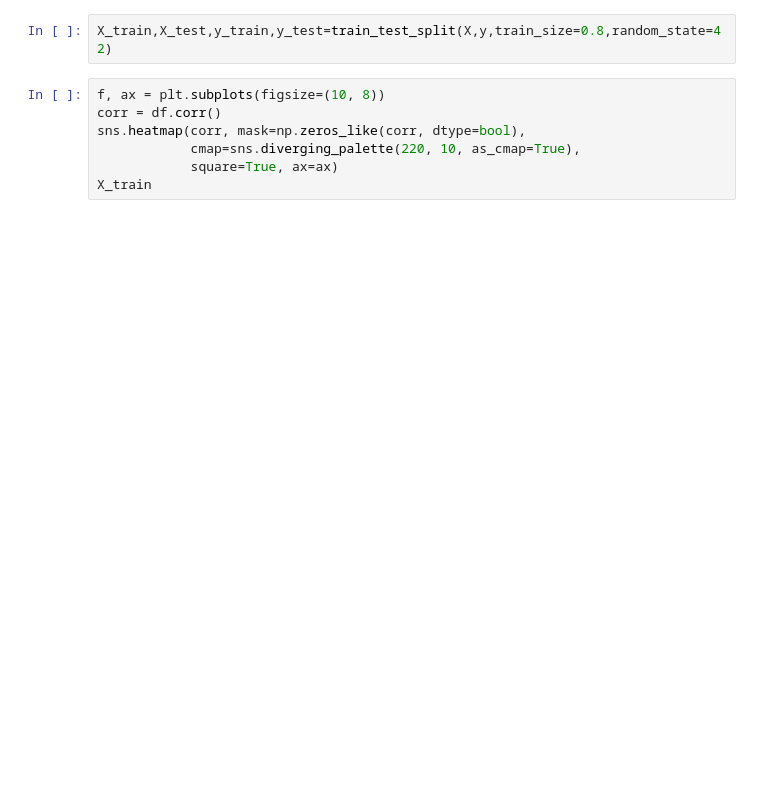
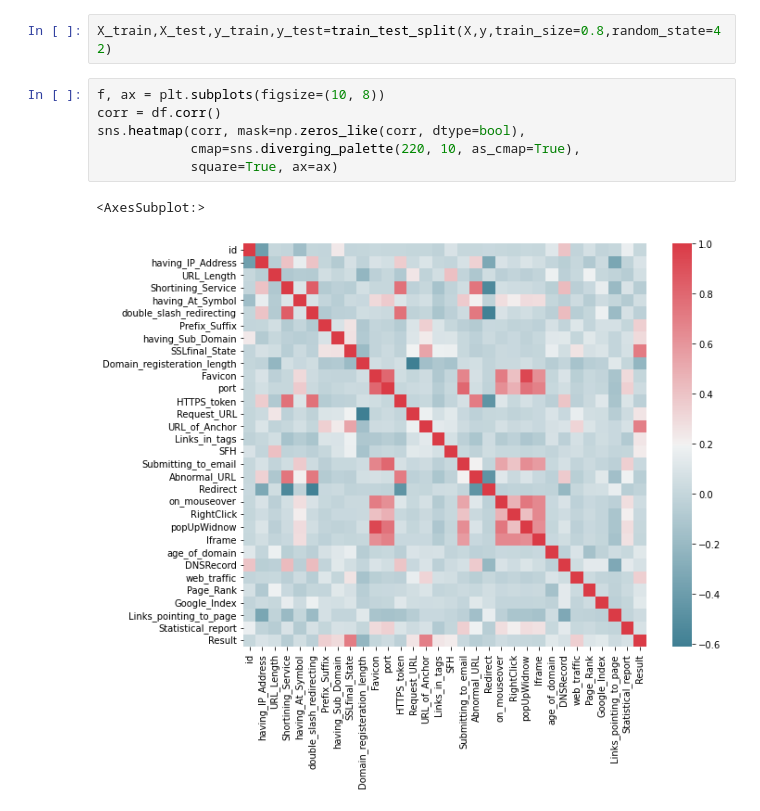
Before and after one commit to abhimanyu-atri/phishing-website-classifier, a Jupyter notebook: model.ipynb, the cells around one changed output. Cells and saved outputs as stored; diff of their text form; blank space fills up the shorter version.

```diff
--- a/model.ipynb
+++ b/model.ipynb
@@ -31,10 +101,12 @@ X_train,X_test,y_train,y_test=train_test_split(X,y,train_size=0.8,random_state=4
 # %%
 f, ax = plt.subplots(figsize=(10, 8))
 corr = df.corr()
 sns.heatmap(corr, mask=np.zeros_like(corr, dtype=bool),
             cmap=sns.diverging_palette(220, 10, as_cmap=True),
             square=True, ax=ax)
-X_train
+# %% [output]
+<AxesSubplot:>
+[figure, added]
 # %%
 error_rate = []
 for i in range(1,40):
```
Also changed, not shown: parts of 19 cells of this notebook, 6 other files.
